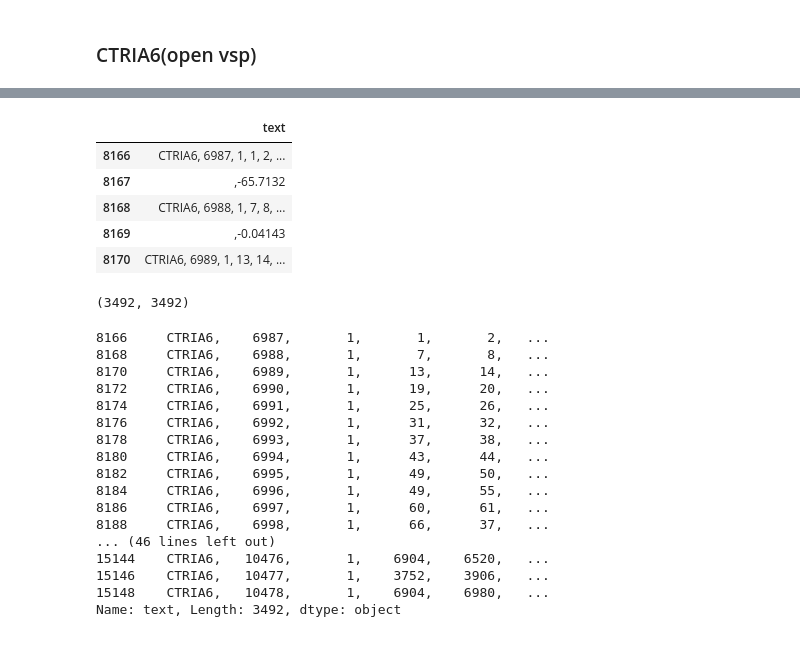
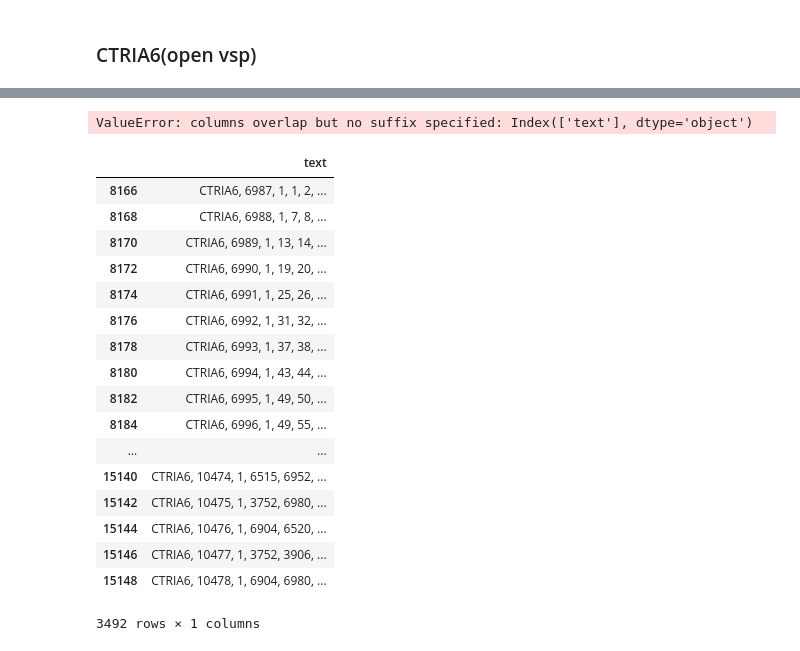
Before and after one commit to tanukichi123/pandastran, a Jupyter notebook: read_file_pandas.ipynb, the cells around one changed output, grey strips where cells are left out. Saved outputs shown, nothing was run; the diff lists cells and outputs as text; code cells hidden in the pictures.

```diff
--- a/read_file_pandas.ipynb
+++ b/read_file_pandas.ipynb
@@ -137,18 +120,8 @@ CTRIA6_end_num = df_CTRIA6.tail(1).index[0]+2
-# %%
-df_tmp0 = df[CTRIA6_start_num:CTRIA6_end_num]
-df_tmp0.head()
-# %% [output]
-|  | text |
-| 8166 | CTRIA6, 6987, 1, 1, 2, ... |
-| 8167 | ,-65.7132 |
-| 8168 | CTRIA6, 6988, 1, 7, 8, ... |
-| 8169 | ,-0.04143 |
-| 8170 | CTRIA6, 6989, 1, 13, 14, ... |
 # %%
 df_tmp1 = df_tmp0[df_tmp0.index % 2 == 0]
 df_tmp2 = df_tmp0[df_tmp0.index % 2 != 0]
-# %%
-df_tmp1.size,df_tmp2.size
-# %% [output]
-(3492, 3492)
+# %%
+df_ctria=df_tmp1.join(df_tmp2)
+# %% [output]
+ValueError: columns overlap but no suffix specified: Index(['text'], dtype='object')
 # %%
@@ -156,20 +129,21 @@ df_test = pd.DataFrame(df_tmp1["text"],df_tmp2["text"])
 # %%
-df_tmp1["text"]
+df_tmp1
 # %% [output]
+|  | text |
+| 8166 | CTRIA6, 6987, 1, 1, 2, ... |
+| 8168 | CTRIA6, 6988, 1, 7, 8, ... |
+| 8170 | CTRIA6, 6989, 1, 13, 14, ... |
+| 8172 | CTRIA6, 6990, 1, 19, 20, ... |
+| 8174 | CTRIA6, 6991, 1, 25, 26, ... |
+| 8176 | CTRIA6, 6992, 1, 31, 32, ... |
+| 8178 | CTRIA6, 6993, 1, 37, 38, ... |
+| 8180 | CTRIA6, 6994, 1, 43, 44, ... |
+| 8182 | CTRIA6, 6995, 1, 49, 50, ... |
+| 8184 | CTRIA6, 6996, 1, 49, 55, ... |
+| ... | ... |
+| 15140 | CTRIA6, 10474, 1, 6515, 6952, ... |
+| 15142 | CTRIA6, 10475, 1, 3752, 6980, ... |
+| 15144 | CTRIA6, 10476, 1, 6904, 6520, ... |
+| 15146 | CTRIA6, 10477, 1, 3752, 3906, ... |
+| 15148 | CTRIA6, 10478, 1, 6904, 6980, ... |
-8166     CTRIA6,    6987,       1,       1,       2,   ...
-8168     CTRIA6,    6988,       1,       7,       8,   ...
-8170     CTRIA6,    6989,       1,      13,      14,   ...
-8172     CTRIA6,    6990,       1,      19,      20,   ...
-8174     CTRIA6,    6991,       1,      25,      26,   ...
-8176     CTRIA6,    6992,       1,      31,      32,   ...
-8178     CTRIA6,    6993,       1,      37,      38,   ...
-8180     CTRIA6,    6994,       1,      43,      44,   ...
-8182     CTRIA6,    6995,       1,      49,      50,   ...
-8184     CTRIA6,    6996,       1,      49,      55,   ...
-8186     CTRIA6,    6997,       1,      60,      61,   ...
-8188     CTRIA6,    6998,       1,      66,      37,   ...
-... (46 lines left out)
-15144    CTRIA6,   10476,       1,    6904,    6520,   ...
-15146    CTRIA6,   10477,       1,    3752,    3906,   ...
-15148    CTRIA6,   10478,       1,    6904,    6980,   ...
-Name: text, Length: 3492, dtype: object
+3492 rows × 1 columns
```
Also changed, not shown: parts of 36 cells of this notebook.
